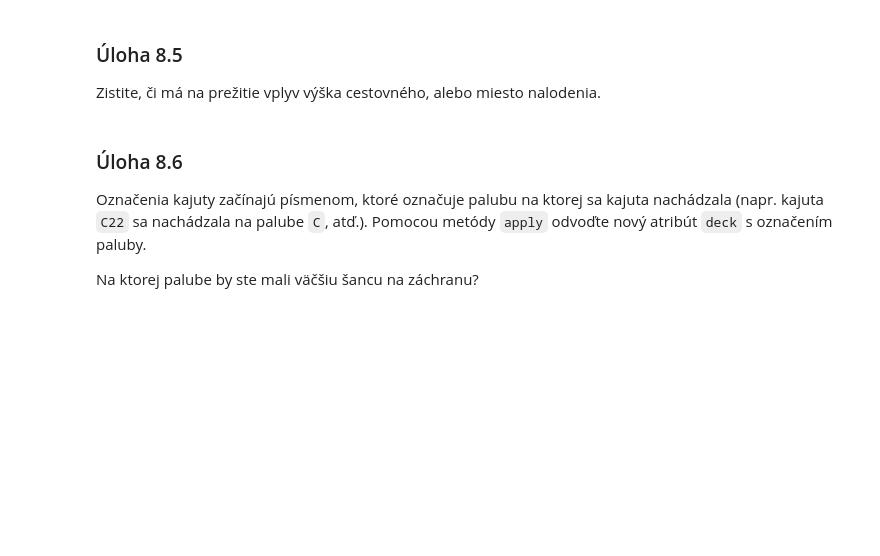
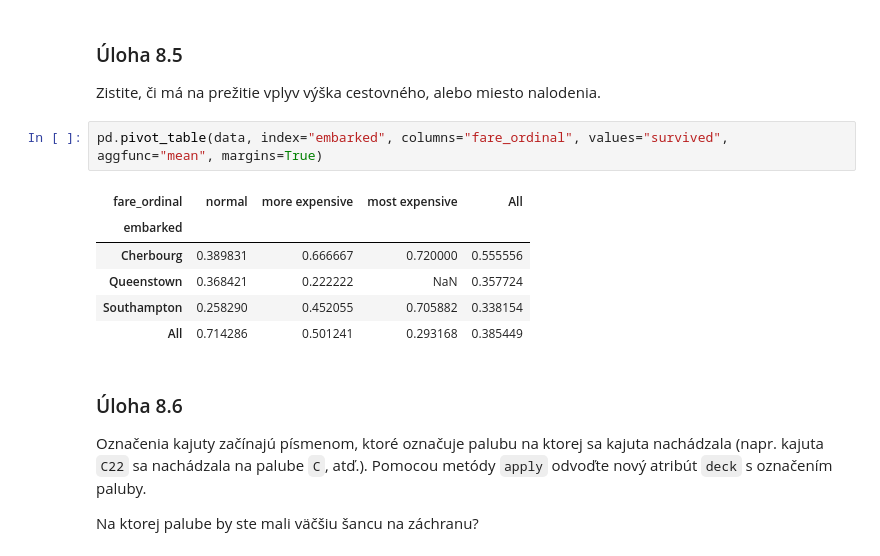
Before and after one commit to Konkolova/WDA, a Jupyter notebook: 8/notebooks/titanic1.ipynb, the cells around one changed output. Saved outputs shown, nothing was run; the diff lists cells and outputs as text; blank space fills up the shorter version.

```diff
--- a/8/notebooks/titanic1.ipynb
+++ b/8/notebooks/titanic1.ipynb
@@ -377,6 +418,15 @@ pd.pivot_table(data, index=["sex", "age_ordinal"], columns="pclass", values="sur
 # %% [markdown]
 ### Úloha 8.5
 Zistite, či má na prežitie vplyv výška cestovného, alebo miesto nalodenia.
+# %%
+pd.pivot_table(data, index="embarked", columns="fare_ordinal", values="survived", aggfunc="mean", margins=True)
+# %% [output]
+| fare_ordinal | normal | more expensive | most expensive | All |
+| embarked |  |  |  |  |
+| Cherbourg | 0.389831 | 0.666667 | 0.720000 | 0.555556 |
+| Queenstown | 0.368421 | 0.222222 | NaN | 0.357724 |
+| Southampton | 0.258290 | 0.452055 | 0.705882 | 0.338154 |
+| All | 0.714286 | 0.501241 | 0.293168 | 0.385449 |
 # %% [markdown]
 ### Úloha 8.6
 
```
Also changed, not shown: parts of 9 cells of this notebook.
